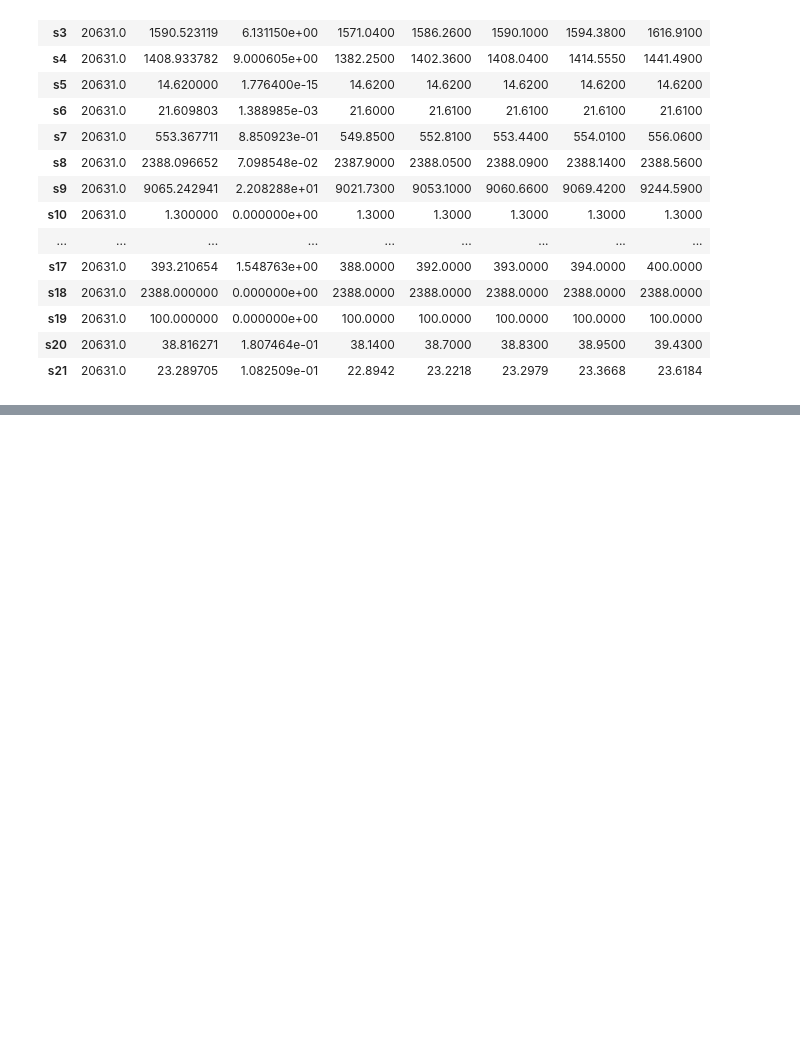
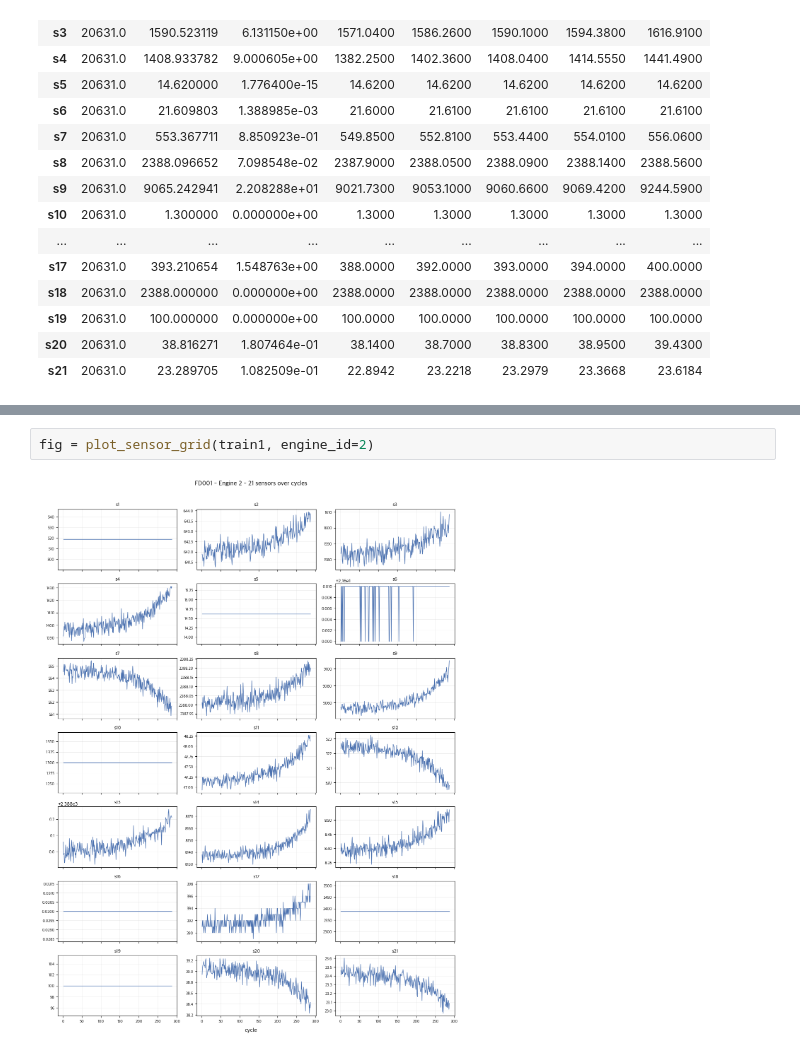
Before and after one commit to poly9010/C-MAPSS-Fleet-RUL-Monitoring-System, a Jupyter notebook: notebooks/(1)데이터이해.ipynb, the cells around one changed output, grey strips where cells are left out. Cells and saved outputs as stored; diff of their text form; blank space fills up the shorter version.

```diff
--- a/notebooks/(1)데이터이해.ipynb
+++ b/notebooks/(1)데이터이해.ipynb
@@ -141,0 +198,4 @@ plt.legend()
+# %%
+fig = plot_sensor_grid(train1, engine_id=2)
+# %% [output]
+[figure, added]
```
Also changed, not shown: parts of 15 cells of this notebook.
